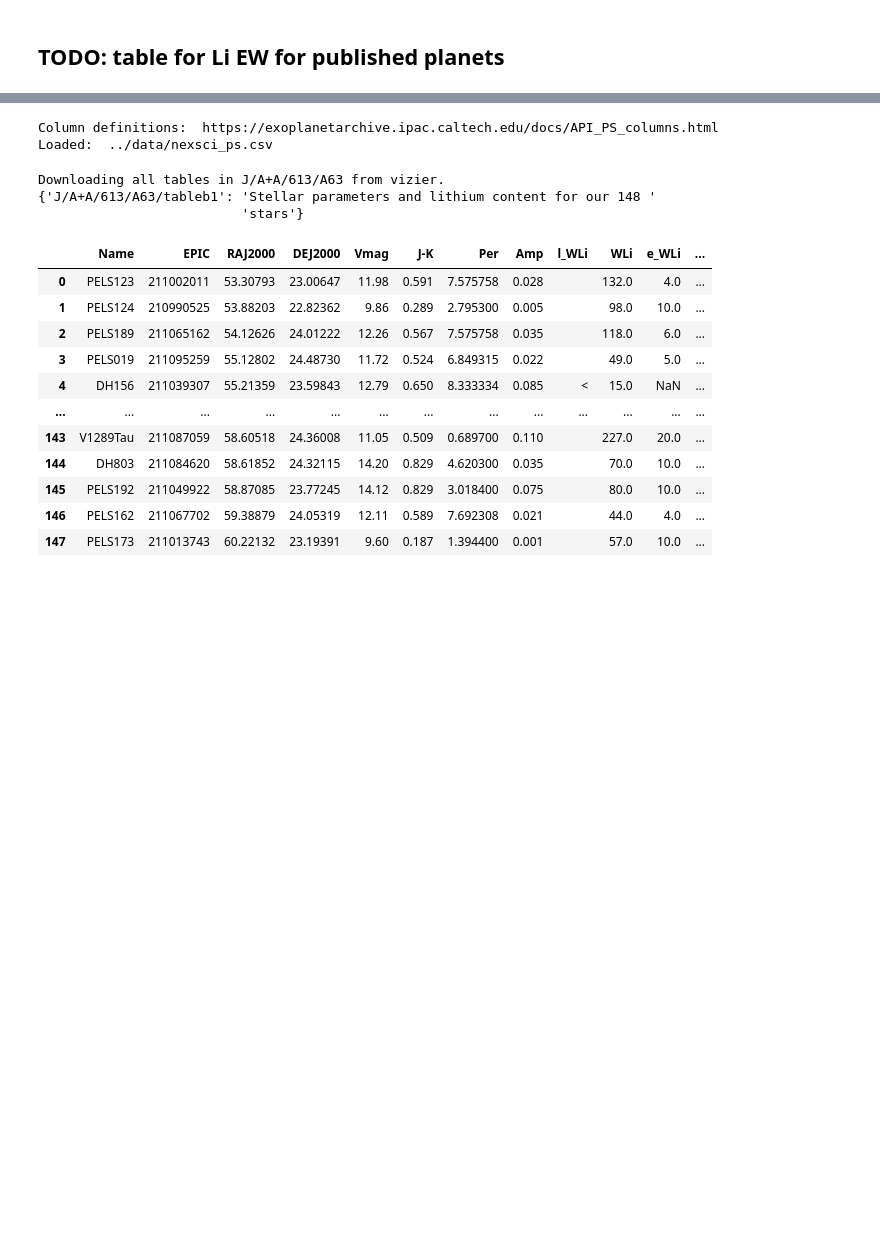
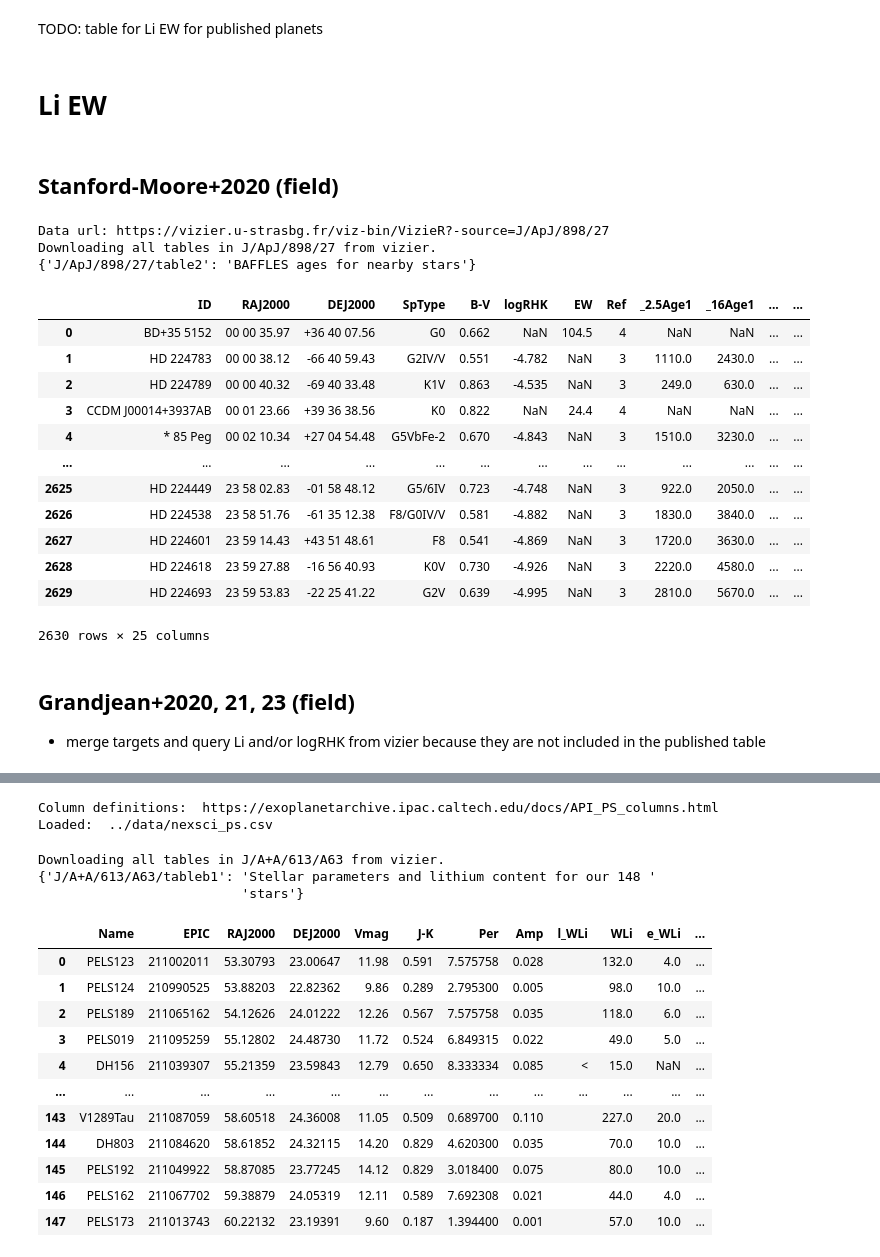
Before and after one commit to jpdeleon/wakai, a Jupyter notebook: notebooks/Li_EW.ipynb, the cells around one changed output, grey strips where cells are left out. Drawn from its saved outputs; the diff is of its cells as text; code cells hidden in the pictures; blank space fills up the shorter version.

```diff
--- a/notebooks/Li_EW.ipynb
+++ b/notebooks/Li_EW.ipynb
@@ -1,5 +1,7 @@
 # %% [markdown]
-## TODO: table for Li EW for published planets
+TODO: table for Li EW for published planets
+# %% [markdown]
+# Li EW
 # %%
 # %load init_ipynb
 import os
@@ -19,3 +21,34 @@ plotpar = {'axes.labelsize': 16,
            'ytick.direction': 'in'
            }
 pl.rcParams.update(plotpar)
+# %% [markdown]
+## Stanford-Moore+2020 (field)
+# %%
+from catalog import CatalogDownloader
+
+cd = CatalogDownloader(catalog_name="Stanford-Moore2020", catalog_type="LiEW")
+tabs = cd.get_tables_from_vizier(row_limit=-1)
+# %% [output]
+Data url: https://vizier.u-strasbg.fr/viz-bin/VizieR?-source=J/ApJ/898/27
+Downloading all tables in J/ApJ/898/27 from vizier.
+{'J/ApJ/898/27/table2': 'BAFFLES ages for nearby stars'}
+# %%
+df = tabs[0].to_pandas()
+df
+# %% [output]
+|  | ID | RAJ2000 | DEJ2000 | SpType | B-V | logRHK | EW | Ref | _2.5Age1 | _16Age1 | ... | ... |
+| 0 | BD+35 5152 | 00 00 35.97 | +36 40 07.56 | G0 | 0.662 | NaN | 104.5 | 4 | NaN | NaN | ... | ... |
+| 1 | HD 224783 | 00 00 38.12 | -66 40 59.43 | G2IV/V | 0.551 | -4.782 | NaN | 3 | 1110.0 | 2430.0 | ... | ... |
+| 2 | HD 224789 | 00 00 40.32 | -69 40 33.48 | K1V | 0.863 | -4.535 | NaN | 3 | 249.0 | 630.0 | ... | ... |
+| 3 | CCDM J00014+3937AB | 00 01 23.66 | +39 36 38.56 | K0 | 0.822 | NaN | 24.4 | 4 | NaN | NaN | ... | ... |
+| 4 | * 85 Peg | 00 02 10.34 | +27 04 54.48 | G5VbFe-2 | 0.670 | -4.843 | NaN | 3 | 1510.0 | 3230.0 | ... | ... |
+| ... | ... | ... | ... | ... | ... | ... | ... | ... | ... | ... | ... | ... |
+| 2625 | HD 224449 | 23 58 02.83 | -01 58 48.12 | G5/6IV | 0.723 | -4.748 | NaN | 3 | 922.0 | 2050.0 | ... | ... |
+| 2626 | HD 224538 | 23 58 51.76 | -61 35 12.38 | F8/G0IV/V | 0.581 | -4.882 | NaN | 3 | 1830.0 | 3840.0 | ... | ... |
+| 2627 | HD 224601 | 23 59 14.43 | +43 51 48.61 | F8 | 0.541 | -4.869 | NaN | 3 | 1720.0 | 3630.0 | ... | ... |
+| 2628 | HD 224618 | 23 59 27.88 | -16 56 40.93 | K0V | 0.730 | -4.926 | NaN | 3 | 2220.0 | 4580.0 | ... | ... |
+| 2629 | HD 224693 | 23 59 53.83 | -22 25 41.22 | G2V | 0.639 | -4.995 | NaN | 3 | 2810.0 | 5670.0 | ... | ... |
+2630 rows × 25 columns
+# %% [markdown]
+## Grandjean+2020, 21, 23 (field)
+* merge targets and query Li and/or logRHK from vizier because they are not included in the published table
```
Also changed, not shown: parts of 28 cells of this notebook, 12 other files.
